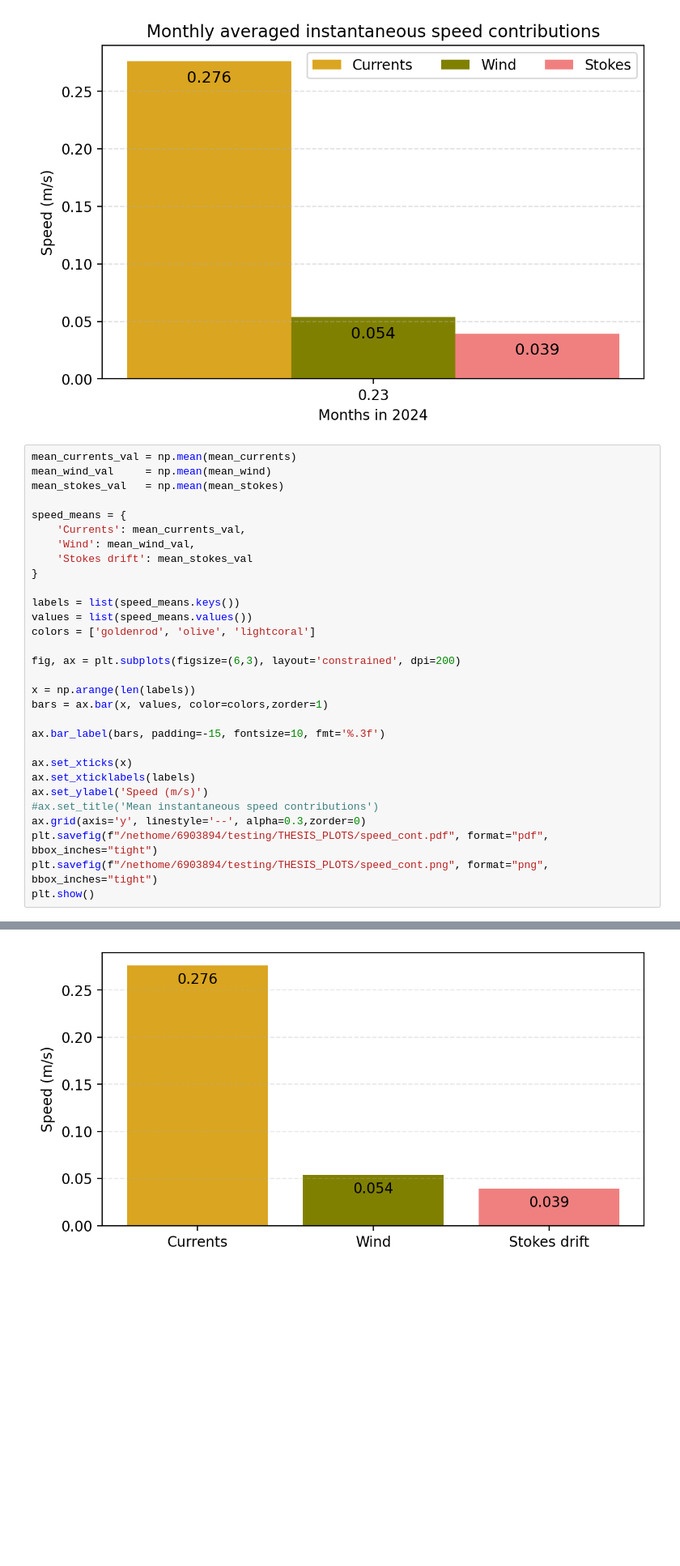
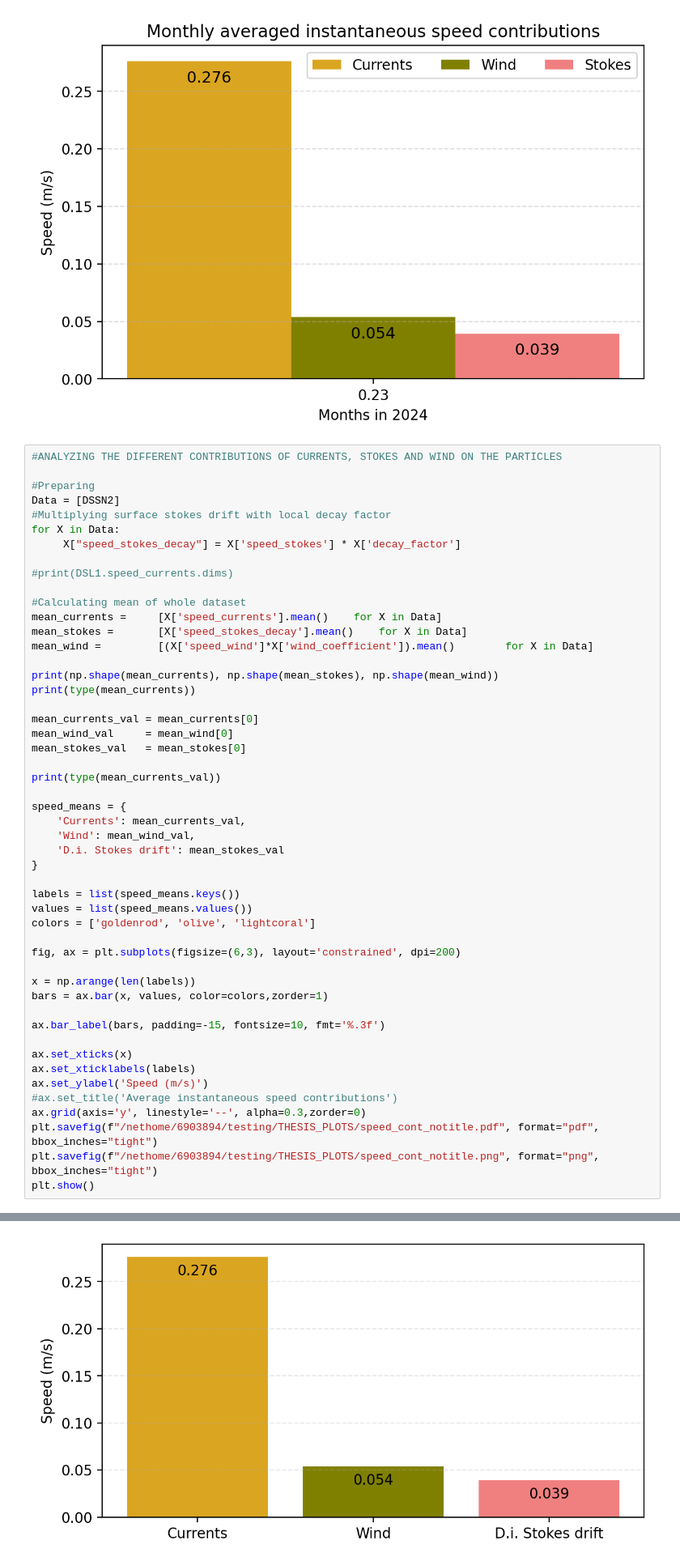
Before and after one commit to Parcels-code/Sargassum_growth_model, a Jupyter notebook: check_kN.ipynb, the cells around one changed output, grey strips where cells are left out. Shown at 81% size. Saved outputs shown, nothing was run; the diff lists cells and outputs as text; blank space fills up the shorter version.

```diff
--- a/check_kN.ipynb
+++ b/check_kN.ipynb
@@ -1075,14 +1048,34 @@ plt.show()
 <class 'list'>
 [figure]
 # %%
-mean_currents_val = np.mean(mean_currents)
-mean_wind_val     = np.mean(mean_wind)
-mean_stokes_val   = np.mean(mean_stokes)
+#ANALYZING THE DIFFERENT CONTRIBUTIONS OF CURRENTS, STOKES AND WIND ON THE PARTICLES
+
+#Preparing
+Data = [DSSN2]
+#Multiplying surface stokes drift with local decay factor
+for X in Data:
+     X["speed_stokes_decay"] = X['speed_stokes'] * X['decay_factor']
+
+#print(DSL1.speed_currents.dims)
+
+#Calculating mean of whole dataset
+mean_currents =     [X['speed_currents'].mean()    for X in Data]
+mean_stokes =       [X['speed_stokes_decay'].mean()    for X in Data]
+mean_wind =         [(X['speed_wind']*X['wind_coefficient']).mean()        for X in Data]
+
+print(np.shape(mean_currents), np.shape(mean_stokes), np.shape(mean_wind))
+print(type(mean_currents))
+
+mean_currents_val = mean_currents[0]
+mean_wind_val     = mean_wind[0]
+mean_stokes_val   = mean_stokes[0]
+
+print(type(mean_currents_val))
 
 speed_means = {
     'Currents': mean_currents_val,
     'Wind': mean_wind_val,
-    'Stokes drift': mean_stokes_val
+    'D.i. Stokes drift': mean_stokes_val
 }
 
 labels = list(speed_means.keys())
@@ -1099,9 +1092,9 @@ ax.bar_label(bars, padding=-15, fontsize=10, fmt='%.3f')
 ax.set_xticks(x)
 ax.set_xticklabels(labels)
 ax.set_ylabel('Speed (m/s)')
-#ax.set_title('Mean instantaneous speed contributions')
+#ax.set_title('Average instantaneous speed contributions')
 ax.grid(axis='y', linestyle='--', alpha=0.3,zorder=0)
-plt.savefig(f"/nethome/6903894/testing/THESIS_PLOTS/speed_cont.pdf", format="pdf", bbox_inches="tight")
-plt.savefig(f"/nethome/6903894/testing/THESIS_PLOTS/speed_cont.png", format="png", bbox_inches="tight")
+plt.savefig(f"/nethome/6903894/testing/THESIS_PLOTS/speed_cont_notitle.pdf", format="pdf", bbox_inches="tight")
+plt.savefig(f"/nethome/6903894/testing/THESIS_PLOTS/speed_cont_notitle.png", format="png", bbox_inches="tight")
 plt.show()
 # %% [output]
@@ -1108,4 +1104,4 @@ plt.show()
-[figure, old version]
+[figure, new version]
 # %%
 from IPython.display import HTML
 from matplotlib.animation import FuncAnimation, FFMpegWriter
```
Also changed, not shown: parts of 16 cells of this notebook, 46 other files.
